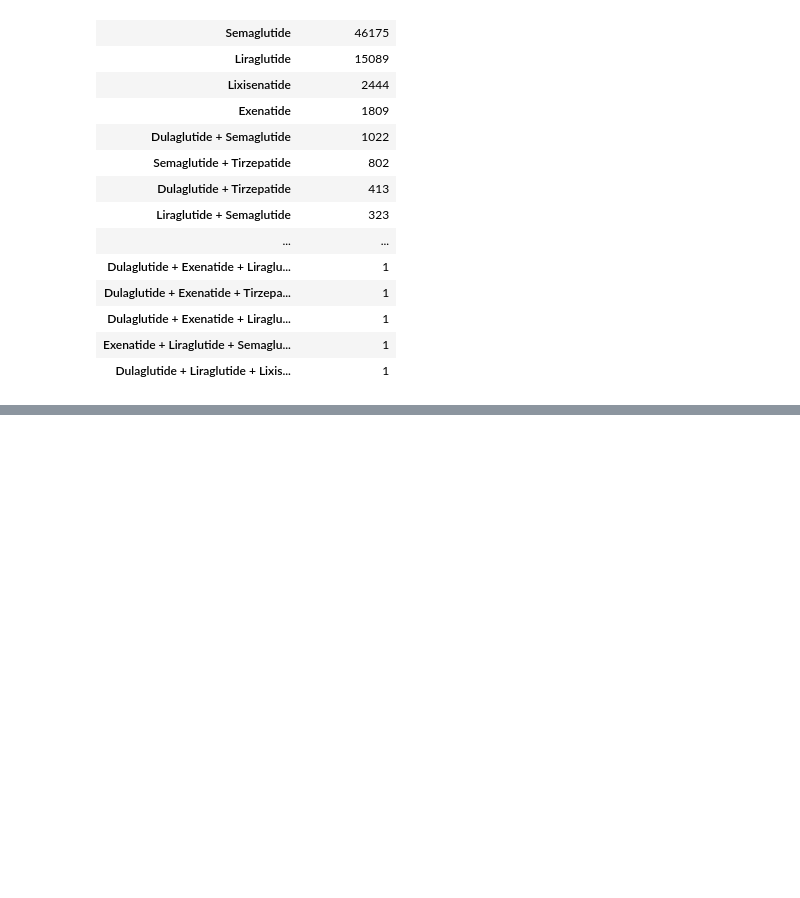
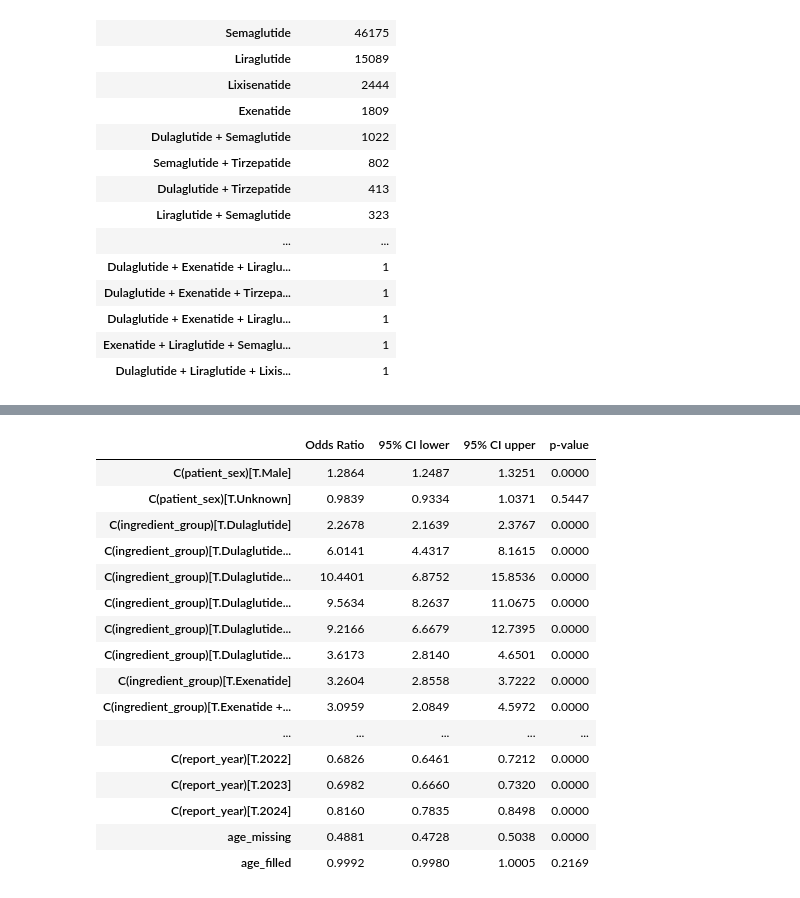
Before and after one commit to SavannaCabrera8796/DS5003_Group_5_Project, a Jupyter notebook: Group 5 Class Project Code.ipynb, the cells around one changed output, grey strips where cells are left out. Drawn from its saved outputs; the diff is of its cells as text; code cells hidden in the pictures; blank space fills up the shorter version.

```diff
--- a/Group 5 Class Project Code.ipynb
+++ b/Group 5 Class Project Code.ipynb
@@ -980,0 +852,61 @@ Optimization terminated successfully.
+# %%
+# Replace missing ages with the training-set median only.
+age_median = lr_train["age_clean"].median()
+assert pd.notna(age_median), "No usable training ages: revisit the age specification."
+for data in [lr_train, lr_test]:
+    data["age_filled"] = data["age_clean"].fillna(age_median)
+    assert data["age_missing"].eq(data["age_clean"].isna().astype(int)).all()
+
+# Pool rare levels for ALL categorical predictors, not just drug and role.
+# Use ordinary object strings so Patsy/statsmodels can encode them consistently.
+reference_categories = {}
+category_audit = []
+for column in lr_categories:
+    train_values = lr_train[column].astype(str).astype(object)
+    test_values = lr_test[column].astype(str).astype(object)
+    counts = train_values.value_counts()
+    common = counts[counts >= 100].index
+    pooled = train_values.where(train_values.isin(common), "Other")
+    reference = pooled.value_counts().idxmax()
+    fallback = "Other" if pooled.eq("Other").any() else reference
+    unseen = ~test_values.isin(counts.index)
+    mapped_test = test_values.where(test_values.isin(common), fallback)
+    levels = [reference] + sorted(set(pooled) - {reference})
+    for data, values in [(lr_train, pooled), (lr_test, mapped_test)]:
+        data[column] = pd.Categorical(values, categories=levels)
+        assert data[column].notna().all()
+    reference_categories[column] = reference
+    category_audit.append({
+        "Predictor": column, "Reference": reference,
+        "Training levels after pooling": len(levels),
+        "Training reports pooled": int((~train_values.isin(common)).sum()),
+        "Test reports outside common levels": int((~test_values.isin(common)).sum()),
+        "Test reports with unseen levels": int(unseen.sum()),
+        "Fallback": fallback
+    })
+display(pd.DataFrame(category_audit))
+
+baseline_formula = "hospitalized ~ " + " + ".join(
+    f"C({column})" for column in lr_categories
+)
+core_formula = baseline_formula + " + age_missing + age_filled"
+core_model = smf.logit(core_formula, data=lr_train, missing="raise").fit(
+    disp=False, maxiter=200
+)
+assert core_model.mle_retvals["converged"], "Core model did not converge."
+assert int(core_model.nobs) == len(lr_train)
+print(core_model.summary())
+
+# Retain the original odds_ratios name and add 95% confidence intervals.
+def odds_ratio_table(result):
+    ci = result.conf_int()
+    return pd.DataFrame({
+        "Odds Ratio": np.exp(result.params),
+        "95% CI lower": np.exp(ci[0]),
+        "95% CI upper": np.exp(ci[1]),
+        "p-value": result.pvalues
+    }).drop(index="Intercept", errors="ignore")
+
+odds_ratios = odds_ratio_table(core_model)
+display(odds_ratios.round(4))
+# %% [output]
@@ -980,0 +936,17 @@ Optimization terminated successfully.
+|  | Odds Ratio | 95% CI lower | 95% CI upper | p-value |
+| C(patient_sex)[T.Male] | 1.2864 | 1.2487 | 1.3251 | 0.0000 |
+| C(patient_sex)[T.Unknown] | 0.9839 | 0.9334 | 1.0371 | 0.5447 |
+| C(ingredient_group)[T.Dulaglutide] | 2.2678 | 2.1639 | 2.3767 | 0.0000 |
+| C(ingredient_group)[T.Dulaglutide... | 6.0141 | 4.4317 | 8.1615 | 0.0000 |
+| C(ingredient_group)[T.Dulaglutide... | 10.4401 | 6.8752 | 15.8536 | 0.0000 |
+| C(ingredient_group)[T.Dulaglutide... | 9.5634 | 8.2637 | 11.0675 | 0.0000 |
+| C(ingredient_group)[T.Dulaglutide... | 9.2166 | 6.6679 | 12.7395 | 0.0000 |
+| C(ingredient_group)[T.Dulaglutide... | 3.6173 | 2.8140 | 4.6501 | 0.0000 |
+| C(ingredient_group)[T.Exenatide] | 3.2604 | 2.8558 | 3.7222 | 0.0000 |
+| C(ingredient_group)[T.Exenatide +... | 3.0959 | 2.0849 | 4.5972 | 0.0000 |
+| ... | ... | ... | ... | ... |
+| C(report_year)[T.2022] | 0.6826 | 0.6461 | 0.7212 | 0.0000 |
+| C(report_year)[T.2023] | 0.6982 | 0.6660 | 0.7320 | 0.0000 |
+| C(report_year)[T.2024] | 0.8160 | 0.7835 | 0.8498 | 0.0000 |
+| age_missing | 0.4881 | 0.4728 | 0.5038 | 0.0000 |
+| age_filled | 0.9992 | 0.9980 | 1.0005 | 0.2169 |
```
Also changed, not shown: parts of 36 cells of this notebook.
